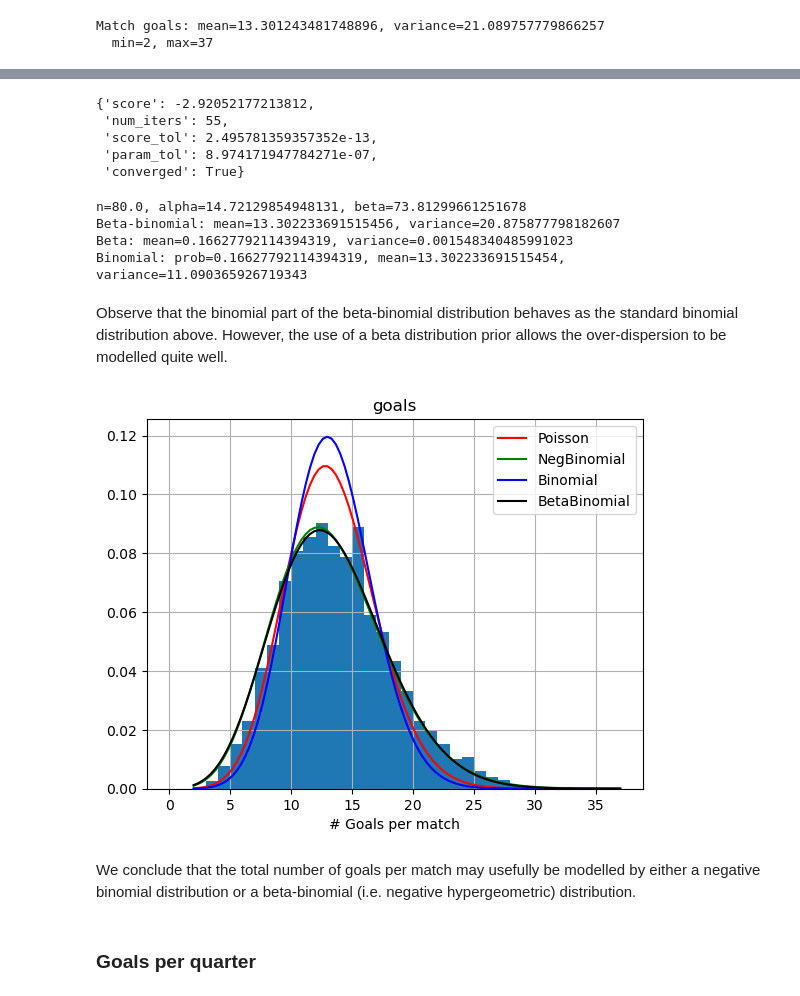
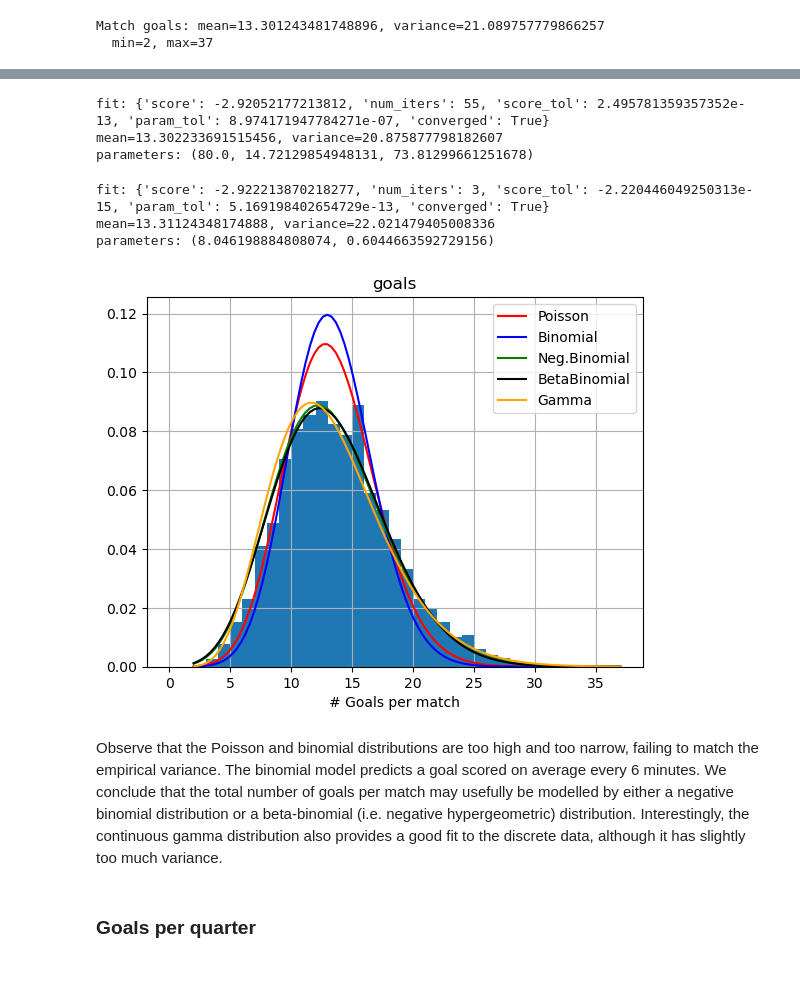
Before and after one commit to gaj67/gaj-data-science, a Jupyter notebook: AFL/notebooks/4_data_analysis.ipynb, the cells around one changed output, grey strips where cells are left out. Cells and saved outputs as stored; diff of their text form; code cells hidden in the pictures.

Commit message:
Refactoring data analysis - ongoing.

```diff
--- a/AFL/notebooks/4_data_analysis.ipynb
+++ b/AFL/notebooks/4_data_analysis.ipynb
@@ -303,3 +380,0 @@ from distributions.binomial import BinomialDistribution
-# %%
-bnd = BinomialDistribution(4 * 20)
-bnd.fit(match_goals)
@@ -329,32 +381,8 @@ To allow for over-dispersion, we might try the
 # %%
 from distributions.beta_binomial import BetaBinomialDistribution
 # %%
-bbd = BetaBinomialDistribution(4 * 20)
-bbd.fit(match_goals)
+bbd = fit_model(BetaBinomialDistribution(4 * MINUTES_PER_QUARTER), match_goals)
 # %% [output]
-{'score': -2.92052177213812,
- 'num_iters': 55,
- 'score_tol': 2.495781359357352e-13,
- 'param_tol': 8.974171947784271e-07,
- 'converged': True}
+fit: {'score': -2.92052177213812, 'num_iters': 55, 'score_tol': 2.495781359357352e-13, 'param_tol': 8.974171947784271e-07, 'converged': True}
+mean=13.302233691515456, variance=20.875877798182607
+parameters: (80.0, 14.72129854948131, 73.81299661251678)
-# %%
-n, alpha, beta = bbd.get_parameters()
-print(f"n={n}, alpha={alpha}, beta={beta}")
-mu = bbd.mean()
-sigsq = bbd.variance()
-print(f"Beta-binomial: mean={mu}, variance={sigsq}")
-theta = alpha / (alpha + beta)
-sigsq = theta * (1 - theta) / (alpha + beta + 1)
-print(f"Beta: mean={theta}, variance={sigsq}")
-mu = n * theta
-sigsq = mu * (1 - theta)
-print(f"Binomial: prob={theta}, mean={mu}, variance={sigsq}")
-# Keep parameters for later
-bb_m_alpha, bb_m_beta = alpha, beta
-# %% [output]
-n=80.0, alpha=14.72129854948131, beta=73.81299661251678
-Beta-binomial: mean=13.302233691515456, variance=20.875877798182607
-Beta: mean=0.16627792114394319, variance=0.001548340485991023
-Binomial: prob=0.16627792114394319, mean=13.302233691515454, variance=11.090365926719343
-# %% [markdown]
-Observe that the binomial part of the beta-binomial distribution behaves as the standard binomial distribution above. However, the use of a beta distribution prior allows the over-dispersion to be modelled quite well.
@@ -361,3 +391,10 @@ Observe that the binomial part of the beta-binomial distribution behaves as the
+# %%
+# Offset data by a small amount since zeroes are impossible
+gmd = fit_model(GammaDistribution(), match_goals + 0.01)
+# %% [output]
+fit: {'score': -2.922213870218277, 'num_iters': 3, 'score_tol': -2.220446049250313e-15, 'param_tol': 5.169198402654729e-13, 'converged': True}
+mean=13.31124348174888, variance=22.021479405008336
+parameters: (8.046198884808074, 0.6044663592729156)
 # %%
 # Observed values are integer:
 #x_values = np.arange(max_m_goals) + 1)
@@ -365,25 +402,31 @@ Observe that the binomial part of the beta-binomial distribution behaves as the
 x_values = np.linspace(min_m_goals, max_m_goals, 100)
 
 y_values_psd = np.exp(psd.log_prob(x_values))
+y_values_bnd = np.exp(bnd.log_prob(x_values))
+y_values_gmd = np.exp(gmd.log_prob(x_values))
 y_values_nbd = np.exp(nbd.log_prob(x_values))
-y_values_bnd = np.exp(bnd.log_prob(x_values))
 y_values_bbd = np.exp(bbd.log_prob(x_values))
 # %%
 bins = list(range(max_m_goals + 1))
 df_goals = pd.DataFrame(match_goals, columns=["goals"])
 res = df_goals.hist("goals", bins=bins, density=True)
 ax = res[0][0]
+res = ax.plot(x_values, y_values_bnd, 'b')
 res = ax.plot(x_values, y_values_psd, 'r')
+res = ax.plot(x_values, y_values_gmd, 'orange')
 res = ax.plot(x_values, y_values_nbd, 'g')
-res = ax.plot(x_values, y_values_bnd, 'b')
 res = ax.plot(x_values, y_values_bbd, 'k')
-plt.legend(['Poisson', 'NegBinomial', 'Binomial', 'BetaBinomial'])
+plt.legend(['Binomial', 'Poisson', 'Gamma', 'Neg.Binomial', 'BetaBinomial'])
 plt.xlabel("# Goals per match")
 plt.show()
 # %% [output]
-[figure, old version]
+[figure, new version]
 # %% [markdown]
+Observe that the Poisson and binomial distributions are too high and too narrow, failing to match the
+empirical variance. The binomial model predicts a goal scored on average every 6 minutes.
 We conclude that the total number of goals per match may usefully be modelled by either a negative binomial distribution or a beta-binomial (i.e. negative hypergeometric) distribution.
+Interestingly, the continuous gamma distribution also provides a good fit to the discrete data,
+although it has slightly too much variance.
 # %% [markdown]
 ### Goals per quarter
 # %% [markdown]
```
Also changed, not shown: parts of 85 cells of this notebook, 2 other files.
